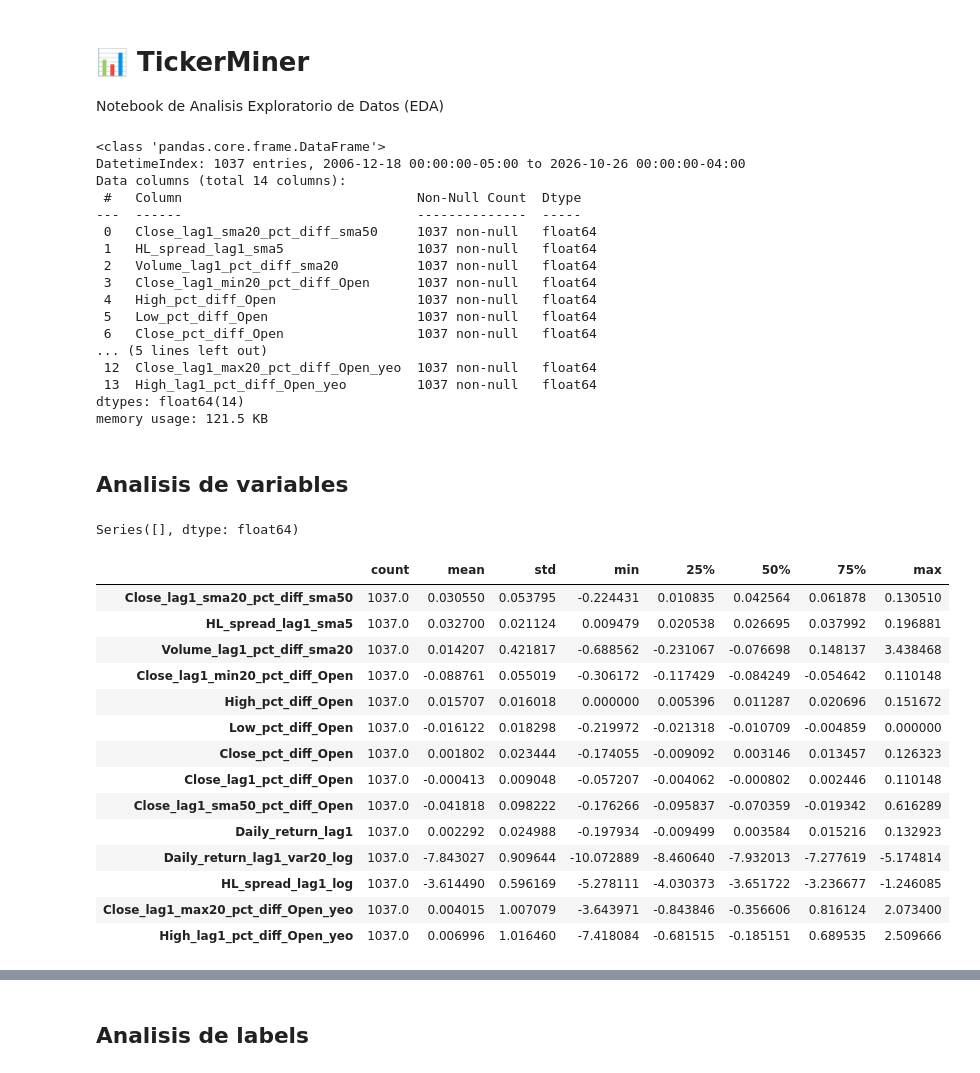
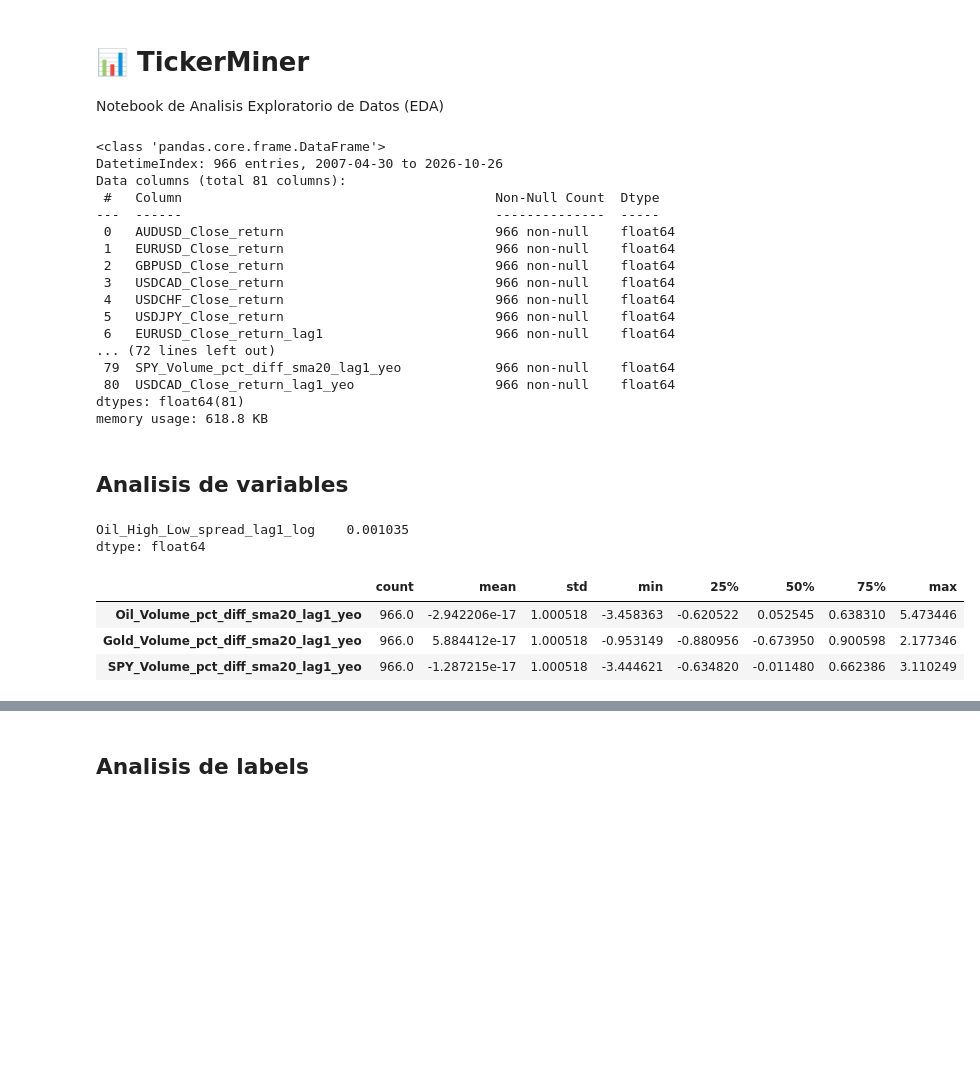
Before and after one commit to sebakremis/ForexMiner, a Jupyter notebook: notebook_EDA.ipynb, the cells around one changed output, grey strips where cells are left out. Saved outputs shown, nothing was run; the diff lists cells and outputs as text; code cells hidden in the pictures; blank space fills up the shorter version.

```diff
--- a/notebook_EDA.ipynb
+++ b/notebook_EDA.ipynb
@@ -5,61 +5,53 @@ Notebook de Analisis Exploratorio de Datos (EDA)
 # Preliminares
 import pandas as pd
 
-from src.cat_modeling import cargar_datos
-from src.transform import categorizar_en_cuantiles
+from src.cat_modeling import cargar_datos_clean
+from src.transform import categorizar_en_cuantiles, encontrar_columnas
 from src.eda_utils import (
     mostrar_asimetrias, mostrar_missings, pintar_columna,
-    pintar_matriz_correlacion, pintar_violin_plots
+    top_correlaciones, pintar_violin_plots
 )
 
 # Cargar fichero de precios
-simbolo = 'SPY'
-intervalo = '1wk'
-df, cols_exclude = cargar_datos(simbolo=simbolo, intervalo=intervalo, leer_cols_exclude=True)
-df_clean = df.drop(columns=cols_exclude)
+df_clean = cargar_datos_clean()
+
 df_clean.info()
 # %% [output]
 <class 'pandas.core.frame.DataFrame'>
-DatetimeIndex: 1037 entries, 2006-12-18 00:00:00-05:00 to 2026-10-26 00:00:00-04:00
-Data columns (total 14 columns):
- #   Column                              Non-Null Count  Dtype
----  ------                              --------------  -----
- 0   Close_lag1_sma20_pct_diff_sma50     1037 non-null   float64
- 1   HL_spread_lag1_sma5                 1037 non-null   float64
- 2   Volume_lag1_pct_diff_sma20          1037 non-null   float64
- 3   Close_lag1_min20_pct_diff_Open      1037 non-null   float64
- 4   High_pct_diff_Open                  1037 non-null   float64
- 5   Low_pct_diff_Open                   1037 non-null   float64
- 6   Close_pct_diff_Open                 1037 non-null   float64
-... (5 lines left out)
- 12  Close_lag1_max20_pct_diff_Open_yeo  1037 non-null   float64
- 13  High_lag1_pct_diff_Open_yeo         1037 non-null   float64
-dtypes: float64(14)
-memory usage: 121.5 KB
+DatetimeIndex: 966 entries, 2007-04-30 to 2026-10-26
+Data columns (total 81 columns):
+ #   Column                                        Non-Null Count  Dtype
+---  ------                                        --------------  -----
+ 0   AUDUSD_Close_return                           966 non-null    float64
+ 1   EURUSD_Close_return                           966 non-null    float64
+ 2   GBPUSD_Close_return                           966 non-null    float64
+ 3   USDCAD_Close_return                           966 non-null    float64
+ 4   USDCHF_Close_return                           966 non-null    float64
+ 5   USDJPY_Close_return                           966 non-null    float64
+ 6   EURUSD_Close_return_lag1                      966 non-null    float64
+... (72 lines left out)
+ 79  SPY_Volume_pct_diff_sma20_lag1_yeo            966 non-null    float64
+ 80  USDCAD_Close_return_lag1_yeo                  966 non-null    float64
+dtypes: float64(81)
+memory usage: 618.8 KB
 # %% [markdown]
 ## Analisis de variables
 # %%
 # Missings
 mostrar_missings(df_clean)
 # %% [output]
-Series([], dtype: float64)
+Oil_High_Low_spread_lag1_log    0.001035
+dtype: float64
 # %%
 # Descripcion de variables
-df_clean.describe().T
+columnas_clean = df_clean.columns.tolist()
+cadena = "Volume_pct_diff_sma20"
+columnas = encontrar_columnas(columnas_target=columnas_clean, cadena=cadena)
+
+df_clean[columnas].describe().T
 # %% [output]
 |  | count | mean | std | min | 25% | 50% | 75% | max |
-| Close_lag1_sma20_pct_diff_sma50 | 1037.0 | 0.030550 | 0.053795 | -0.224431 | 0.010835 | 0.042564 | 0.061878 | 0.130510 |
-| HL_spread_lag1_sma5 | 1037.0 | 0.032700 | 0.021124 | 0.009479 | 0.020538 | 0.026695 | 0.037992 | 0.196881 |
-| Volume_lag1_pct_diff_sma20 | 1037.0 | 0.014207 | 0.421817 | -0.688562 | -0.231067 | -0.076698 | 0.148137 | 3.438468 |
-| Close_lag1_min20_pct_diff_Open | 1037.0 | -0.088761 | 0.055019 | -0.306172 | -0.117429 | -0.084249 | -0.054642 | 0.110148 |
-| High_pct_diff_Open | 1037.0 | 0.015707 | 0.016018 | 0.000000 | 0.005396 | 0.011287 | 0.020696 | 0.151672 |
-| Low_pct_diff_Open | 1037.0 | -0.016122 | 0.018298 | -0.219972 | -0.021318 | -0.010709 | -0.004859 | 0.000000 |
-| Close_pct_diff_Open | 1037.0 | 0.001802 | 0.023444 | -0.174055 | -0.009092 | 0.003146 | 0.013457 | 0.126323 |
-| Close_lag1_pct_diff_Open | 1037.0 | -0.000413 | 0.009048 | -0.057207 | -0.004062 | -0.000802 | 0.002446 | 0.110148 |
-| Close_lag1_sma50_pct_diff_Open | 1037.0 | -0.041818 | 0.098222 | -0.176266 | -0.095837 | -0.070359 | -0.019342 | 0.616289 |
-| Daily_return_lag1 | 1037.0 | 0.002292 | 0.024988 | -0.197934 | -0.009499 | 0.003584 | 0.015216 | 0.132923 |
-| Daily_return_lag1_var20_log | 1037.0 | -7.843027 | 0.909644 | -10.072889 | -8.460640 | -7.932013 | -7.277619 | -5.174814 |
-| HL_spread_lag1_log | 1037.0 | -3.614490 | 0.596169 | -5.278111 | -4.030373 | -3.651722 | -3.236677 | -1.246085 |
-| Close_lag1_max20_pct_diff_Open_yeo | 1037.0 | 0.004015 | 1.007079 | -3.643971 | -0.843846 | -0.356606 | 0.816124 | 2.073400 |
-| High_lag1_pct_diff_Open_yeo | 1037.0 | 0.006996 | 1.016460 | -7.418084 | -0.681515 | -0.185151 | 0.689535 | 2.509666 |
+| Oil_Volume_pct_diff_sma20_lag1_yeo | 966.0 | -2.942206e-17 | 1.000518 | -3.458363 | -0.620522 | 0.052545 | 0.638310 | 5.473446 |
+| Gold_Volume_pct_diff_sma20_lag1_yeo | 966.0 | 5.884412e-17 | 1.000518 | -0.953149 | -0.880956 | -0.673950 | 0.900598 | 2.177346 |
+| SPY_Volume_pct_diff_sma20_lag1_yeo | 966.0 | -1.287215e-17 | 1.000518 | -3.444621 | -0.634820 | -0.011480 | 0.662386 | 3.110249 |
 # %%
```
Also changed, not shown: parts of 11 cells of this notebook, 3 other files.
